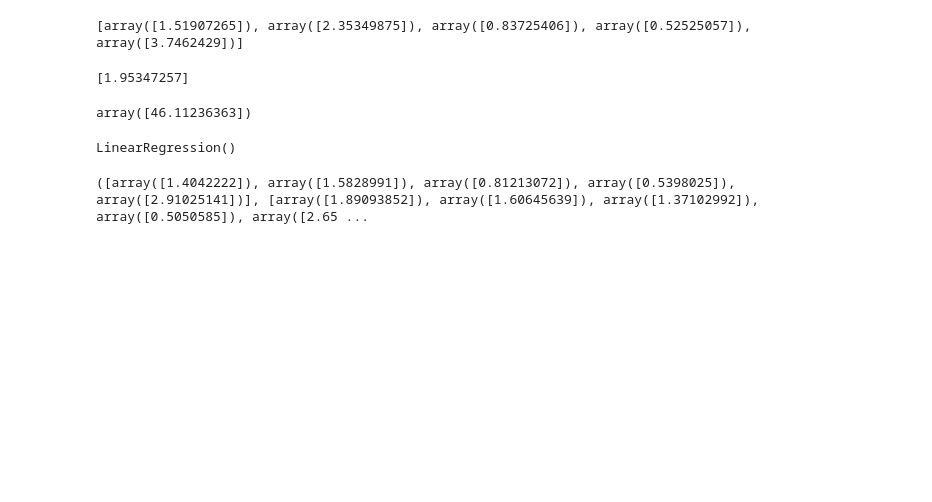
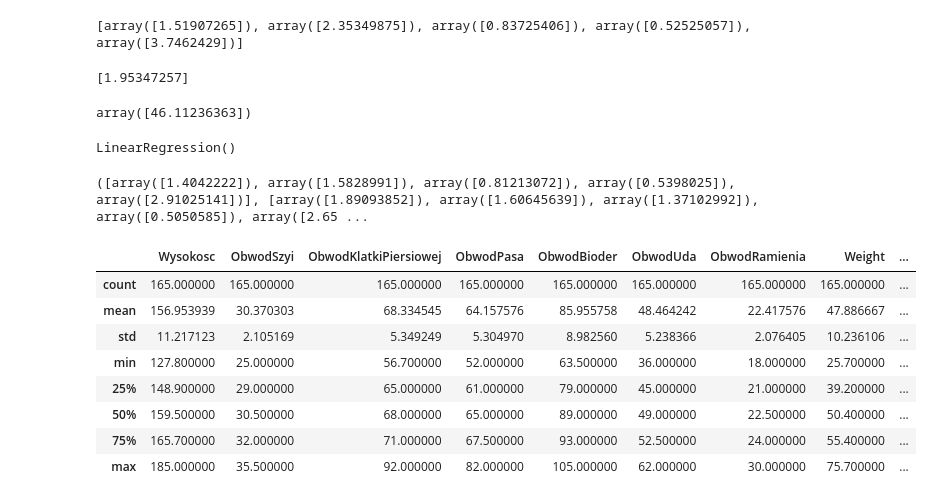
Before and after one commit to Rolero4/BioProject, a Jupyter notebook: Projekt/Projekt.ipynb, the cells around one changed output. Saved outputs shown, nothing was run; the diff lists cells and outputs as text; code cells hidden in the pictures; blank space fills up the shorter version.

```diff
--- a/Projekt/Projekt.ipynb
+++ b/Projekt/Projekt.ipynb
@@ -266,0 +270,12 @@ LinearRegression()
+# %%
+dataF.describe()
+# %% [output]
+|  | Wysokosc | ObwodSzyi | ObwodKlatkiPiersiowej | ObwodPasa | ObwodBioder | ObwodUda | ObwodRamienia | Weight | ... |
+| count | 165.000000 | 165.000000 | 165.000000 | 165.000000 | 165.000000 | 165.000000 | 165.000000 | 165.000000 | ... |
+| mean | 156.953939 | 30.370303 | 68.334545 | 64.157576 | 85.955758 | 48.464242 | 22.417576 | 47.886667 | ... |
+| std | 11.217123 | 2.105169 | 5.349249 | 5.304970 | 8.982560 | 5.238366 | 2.076405 | 10.236106 | ... |
+| min | 127.800000 | 25.000000 | 56.700000 | 52.000000 | 63.500000 | 36.000000 | 18.000000 | 25.700000 | ... |
+| 25% | 148.900000 | 29.000000 | 65.000000 | 61.000000 | 79.000000 | 45.000000 | 21.000000 | 39.200000 | ... |
+| 50% | 159.500000 | 30.500000 | 68.000000 | 65.000000 | 89.000000 | 49.000000 | 22.500000 | 50.400000 | ... |
+| 75% | 165.700000 | 32.000000 | 71.000000 | 67.500000 | 93.000000 | 52.500000 | 24.000000 | 55.400000 | ... |
+| max | 185.000000 | 35.500000 | 92.000000 | 82.000000 | 105.000000 | 62.000000 | 30.000000 | 75.700000 | ... |
```
Also changed, not shown: parts of 10 cells of this notebook, 1 other file.
